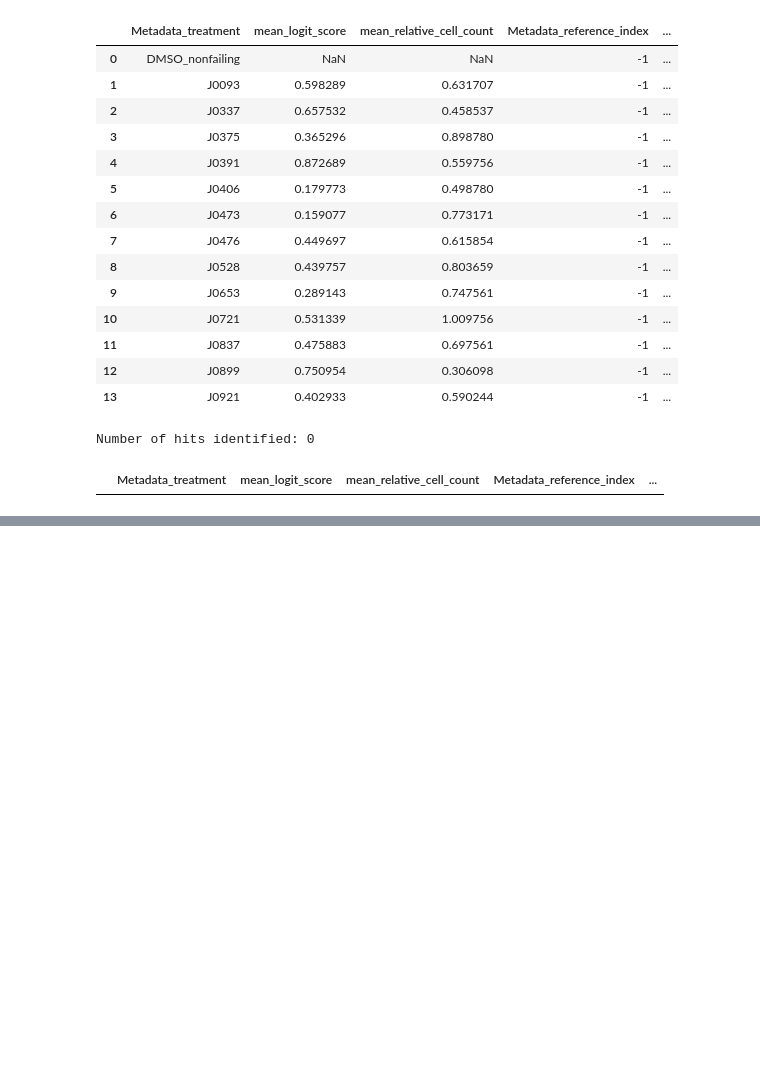
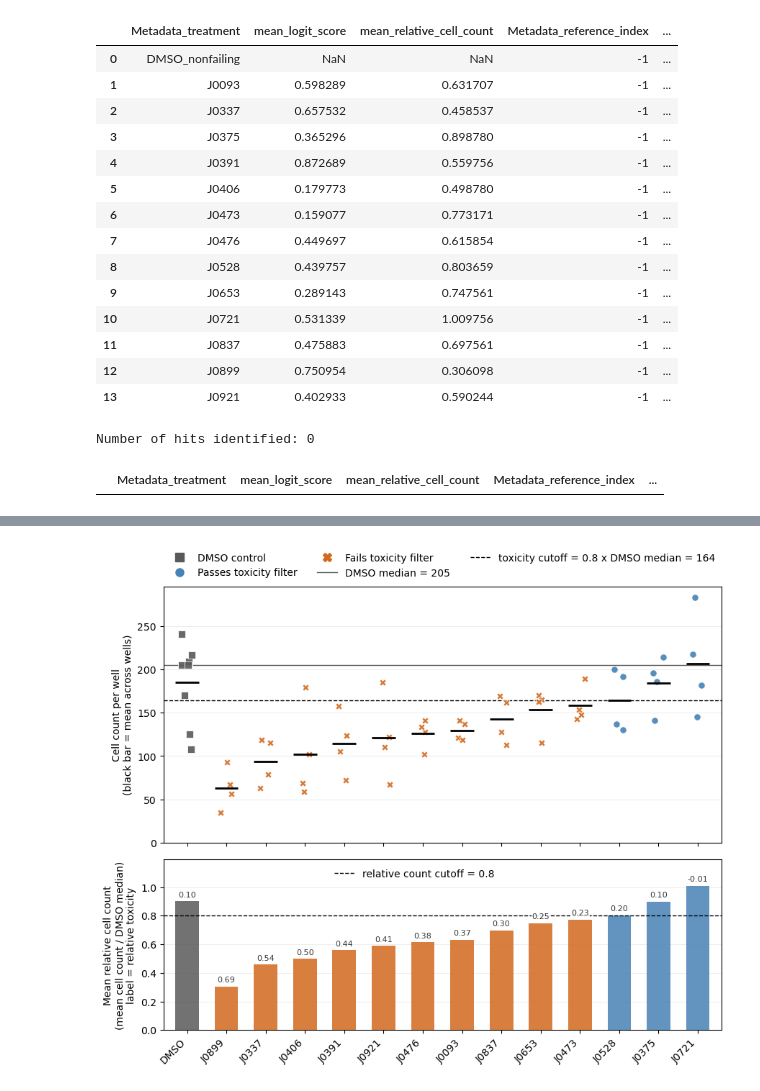
Before and after one commit to WayScience/targeted_fibrosis_drug_screen, a Jupyter notebook: 5.validation_plate/3.hit_calling/3.hit_calling.ipynb, the cells around one changed output, grey strips where cells are left out. Cells and saved outputs as stored; diff of their text form; code cells hidden in the pictures; blank space fills up the shorter version.

```diff
--- a/5.validation_plate/3.hit_calling/3.hit_calling.ipynb
+++ b/5.validation_plate/3.hit_calling/3.hit_calling.ipynb
@@ -389,0 +451,93 @@ plt.show()
+# %%
+order = ["DMSO"] + count_summary["Metadata_treatment"].tolist()
+x_pos = {name: i for i, name in enumerate(order)}
+
+styles = {
+    "DMSO control": {"color": "0.35", "marker": "s"},
+    "Passes toxicity filter": {"color": "steelblue", "marker": "o"},
+    "Fails toxicity filter": {"color": "chocolate", "marker": "X"},
+}
+group_of = {"DMSO": "DMSO control"}
+for _, row in count_summary.iterrows():
+    group_of[row["Metadata_treatment"]] = (
+        "Passes toxicity filter" if row["passes_toxicity_filter"] else "Fails toxicity filter"
+    )
+
+rng = np.random.default_rng(0)
+fig, (ax_top, ax_bot) = plt.subplots(
+    2, 1, figsize=(10, 8), sharex=True, gridspec_kw={"height_ratios": [3, 2], "hspace": 0.08}
+)
+
+# Top: raw cell count per well
+for ax in (ax_top, ax_bot):
+    ax.grid(True, axis="y", linestyle="-", linewidth=0.5, color="0.9", zorder=0)
+    ax.set_axisbelow(True)
+
+median_line = ax_top.axhline(dmso_median, color="0.35", linestyle="-", linewidth=1, zorder=1)
+cutoff_line = ax_top.axhline(count_cutoff, color="black", linestyle="--", linewidth=1, zorder=1)
+
+for name in order:
+    group = group_of[name]
+    style = styles[group]
+    counts = (
+        dmso_wells["row_count"] if name == "DMSO"
+        else compound_wells.loc[compound_wells["Metadata_treatment"] == name, "row_count"]
+    )
+    xs = x_pos[name] + rng.uniform(-0.15, 0.15, size=len(counts))
+    ax_top.scatter(
+        xs, counts, s=45, marker=style["marker"], facecolor=style["color"],
+        edgecolor="white", linewidths=0.6, alpha=0.9, zorder=3,
+    )
+    ax_top.hlines(
+        counts.mean(), x_pos[name] - 0.3, x_pos[name] + 0.3,
+        color="black", linewidth=2, zorder=4,
+    )
+
+ax_top.set_ylabel("Cell count per well\n(black bar = mean across wells)")
+ax_top.set_ylim(bottom=0)
+
+# Bottom: the toxicity calculation (mean relative cell count)
+bar_values = [dmso_relative.mean()] + count_summary["mean_relative_cell_count"].tolist()
+for name, value in zip(order, bar_values):
+    style = styles[group_of[name]]
+    ax_bot.bar(
+        x_pos[name], value, width=0.6, color=style["color"], alpha=0.85, zorder=2,
+    )
+    ax_bot.text(
+        x_pos[name], value + 0.02, f"{1 - value:.2f}",
+        ha="center", va="bottom", fontsize=8, color="0.2", zorder=4,
+        bbox={"facecolor": "white", "edgecolor": "none", "pad": 0.6, "alpha": 0.85},
+    )
+
+bot_cutoff = ax_bot.axhline(
+    RELATIVE_COUNT_THRESHOLD, color="black", linestyle="--", linewidth=1, zorder=3
+)
+ax_bot.legend(
+    [bot_cutoff], [f"relative count cutoff = {RELATIVE_COUNT_THRESHOLD}"],
+    loc="upper center", bbox_to_anchor=(0.45, 1.0), frameon=False,
+)
+ax_bot.set_ylabel(
+    "Mean relative cell count\n(mean cell count / DMSO median)\nlabel = relative toxicity"
+)
+ax_bot.set_ylim(0, max(bar_values) * 1.18)
+ax_bot.set_xticks(range(len(order)))
+ax_bot.set_xticklabels(order, rotation=45, ha="right")
+ax_bot.set_xlim(-0.6, len(order) - 0.4)
+
+handles = [
+    plt.Line2D([], [], linestyle="", marker=s["marker"], color=s["color"], markersize=8, label=g)
+    for g, s in styles.items()
+]
+handles += [median_line, cutoff_line]
+labels = [h.get_label() for h in handles[:3]] + [
+    f"DMSO median = {dmso_median:.0f}",
+    f"toxicity cutoff = {RELATIVE_COUNT_THRESHOLD} x DMSO median = {count_cutoff:.0f}",
+]
+ax_top.legend(
+    handles, labels, loc="lower center", ncol=3, frameon=False, bbox_to_anchor=(0.5, 1.0)
+)
+
+fig.savefig(plot_dir / "cell_count_vs_toxicity.png", dpi=300, bbox_inches="tight")
+plt.show()
+# %% [output]
+[figure, added]
```
Also changed, not shown: parts of 3 cells of this notebook, 4 other files.
